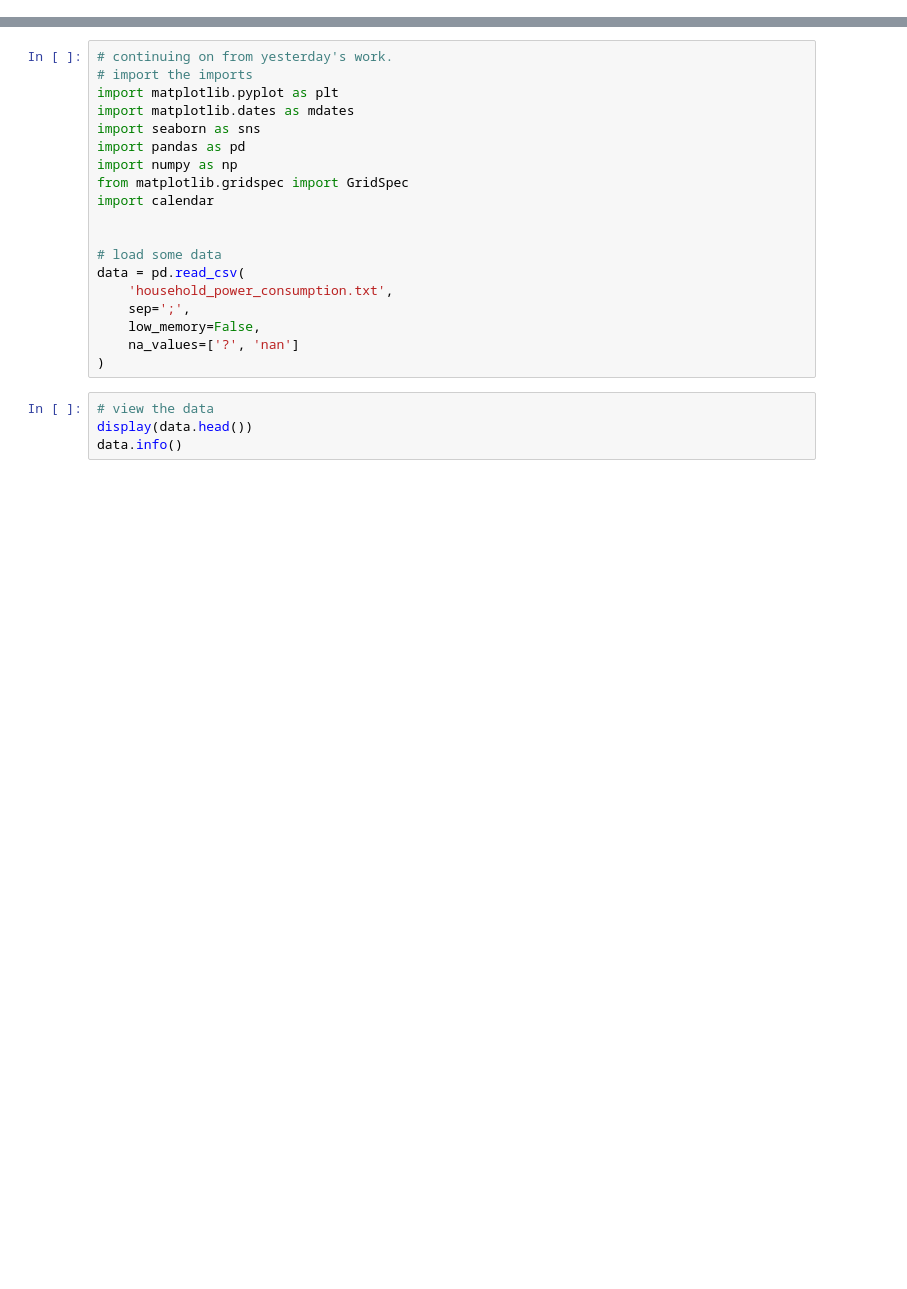
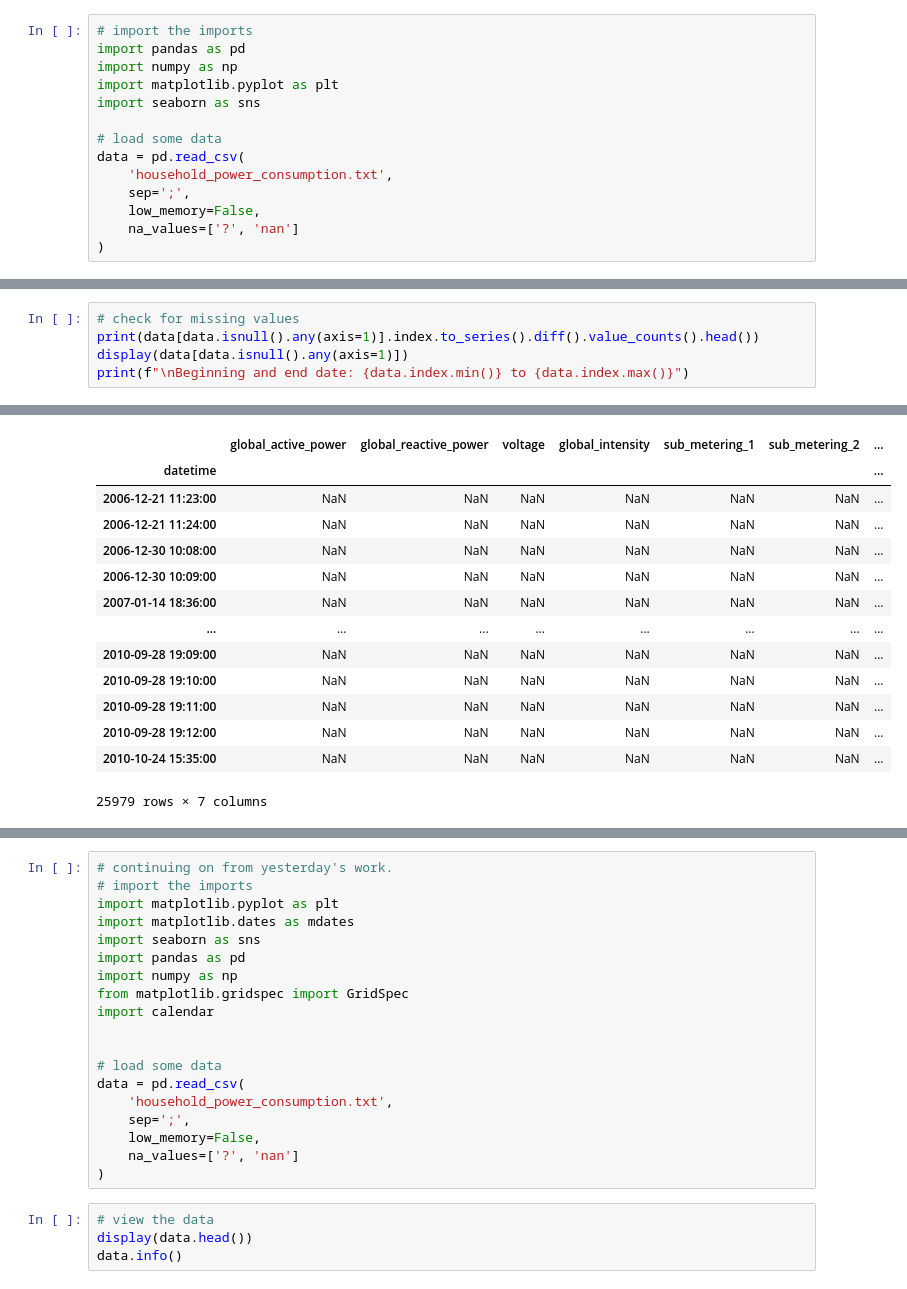
Before and after one commit to accidentalscientist/elite-analytics-articles-2026, a Jupyter notebook: notebooks/07_weekly_energy_fingerprint.ipynb, the cells around one changed output, grey strips where cells are left out. Cells and saved outputs as stored; diff of their text form; blank space fills up the shorter version.

```diff
--- a/notebooks/07_weekly_energy_fingerprint.ipynb
+++ b/notebooks/07_weekly_energy_fingerprint.ipynb
@@ -7,0 +9,14 @@ This combined notebook preserves the original analysis cells from the source not
+# %%
+# import the imports
+import pandas as pd
+import numpy as np
+import matplotlib.pyplot as plt
+import seaborn as sns
+
+# load some data
+data = pd.read_csv(
+    'household_power_consumption.txt',
+    sep=';',
+    low_memory=False,
+    na_values=['?', 'nan']
+)
@@ -7,0 +71,6 @@ This combined notebook preserves the original analysis cells from the source not
+# %%
+# check for missing values
+print(data[data.isnull().any(axis=1)].index.to_series().diff().value_counts().head())
+display(data[data.isnull().any(axis=1)])
+print(f"\nBeginning and end date: {data.index.min()} to {data.index.max()}")
+# %% [output]
@@ -7,0 +84,14 @@ This combined notebook preserves the original analysis cells from the source not
+|  | global_active_power | global_reactive_power | voltage | global_intensity | sub_metering_1 | sub_metering_2 | ... |
+| datetime |  |  |  |  |  |  | ... |
+| 2006-12-21 11:23:00 | NaN | NaN | NaN | NaN | NaN | NaN | ... |
+| 2006-12-21 11:24:00 | NaN | NaN | NaN | NaN | NaN | NaN | ... |
+| 2006-12-30 10:08:00 | NaN | NaN | NaN | NaN | NaN | NaN | ... |
+| 2006-12-30 10:09:00 | NaN | NaN | NaN | NaN | NaN | NaN | ... |
+| 2007-01-14 18:36:00 | NaN | NaN | NaN | NaN | NaN | NaN | ... |
+| ... | ... | ... | ... | ... | ... | ... | ... |
+| 2010-09-28 19:09:00 | NaN | NaN | NaN | NaN | NaN | NaN | ... |
+| 2010-09-28 19:10:00 | NaN | NaN | NaN | NaN | NaN | NaN | ... |
+| 2010-09-28 19:11:00 | NaN | NaN | NaN | NaN | NaN | NaN | ... |
+| 2010-09-28 19:12:00 | NaN | NaN | NaN | NaN | NaN | NaN | ... |
+| 2010-10-24 15:35:00 | NaN | NaN | NaN | NaN | NaN | NaN | ... |
+25979 rows × 7 columns
```
Also changed, not shown: parts of 28 cells of this notebook, 7 other files.
